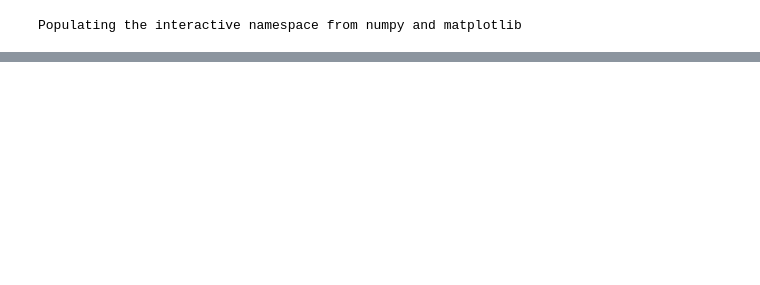
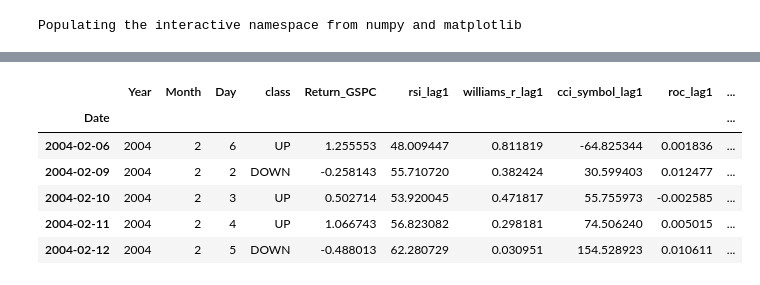
Before and after one commit to CBTrading/Experiments, a Jupyter notebook: features/FilterByCorrelation.ipynb, the cells around one changed output, grey strips where cells are left out. Cells and saved outputs as stored; diff of their text form; code cells hidden in the pictures; blank space fills up the shorter version.

```diff
--- a/features/FilterByCorrelation.ipynb
+++ b/features/FilterByCorrelation.ipynb
@@ -45,4 +48,13 @@ fig.savefig("../data/img/sp500-feature-correlations.png")
 # %%
-filtered_columns = df.columns[np.abs(stats["mean"])>0.5]
+filtered_columns = df.columns[np.abs(stats["mean"])>0.2]
 filtered_df = data[to_drop+list(filtered_columns)]
+filtered_df.head()
+# %% [output]
+|  | Year | Month | Day | class | Return_GSPC | rsi_lag1 | williams_r_lag1 | cci_symbol_lag1 | roc_lag1 | ... |
+| Date |  |  |  |  |  |  |  |  |  | ... |
+| 2004-02-06 | 2004 | 2 | 6 | UP | 1.255553 | 48.009447 | 0.811819 | -64.825344 | 0.001836 | ... |
+| 2004-02-09 | 2004 | 2 | 2 | DOWN | -0.258143 | 55.710720 | 0.382424 | 30.599403 | 0.012477 | ... |
+| 2004-02-10 | 2004 | 2 | 3 | UP | 0.502714 | 53.920045 | 0.471817 | 55.755973 | -0.002585 | ... |
+| 2004-02-11 | 2004 | 2 | 4 | UP | 1.066743 | 56.823082 | 0.298181 | 74.506240 | 0.005015 | ... |
+| 2004-02-12 | 2004 | 2 | 5 | DOWN | -0.488013 | 62.280729 | 0.030951 | 154.528923 | 0.010611 | ... |
 # %%
```
Also changed, not shown: parts of 4 cells of this notebook.
